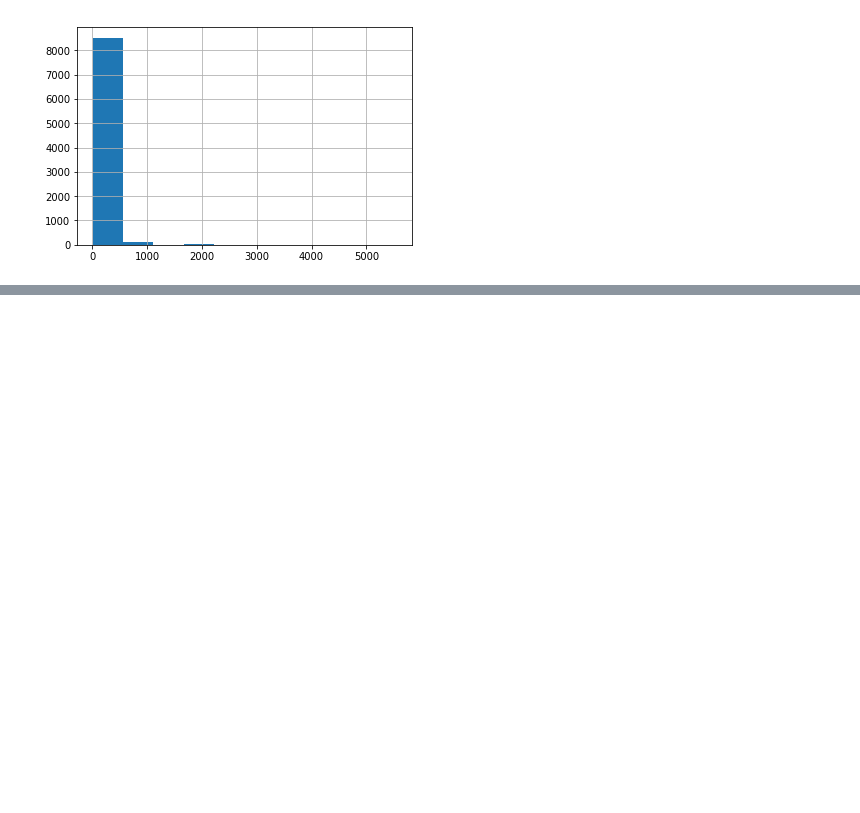
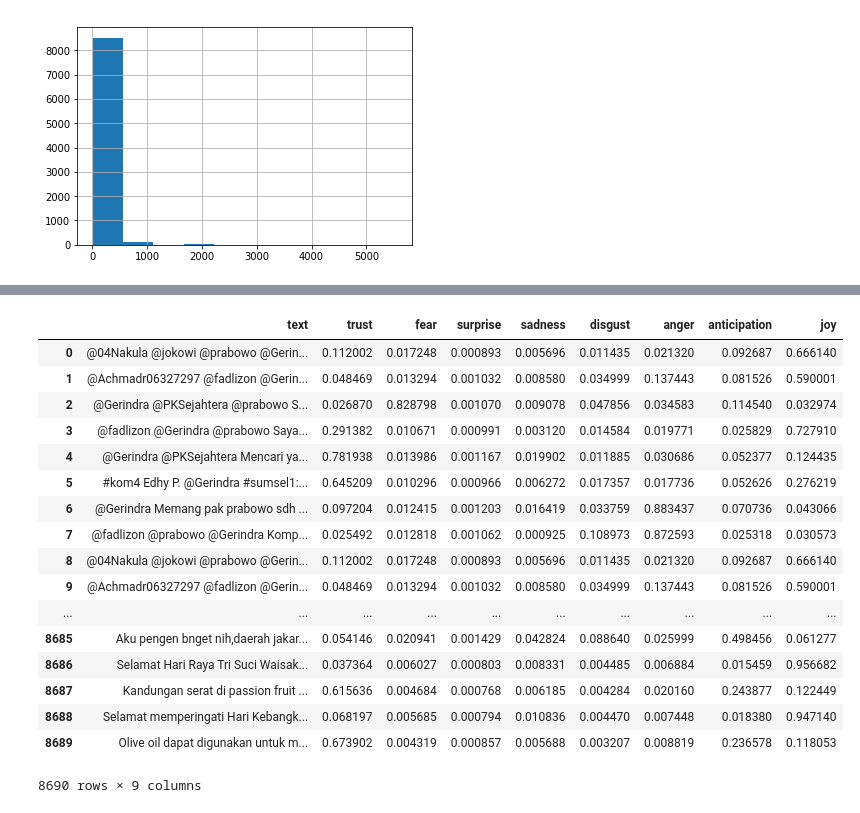
Before and after one commit to hamdi1611/multi-label-emotion, a Jupyter notebook: source/Multi-label Emotion Classification.ipynb, the cells around one changed output, grey strips where cells are left out. Drawn from its saved outputs; the diff is of its cells as text; code cells hidden in the pictures; blank space fills up the shorter version.

```diff
--- a/source/Multi-label Emotion Classification.ipynb
+++ b/source/Multi-label Emotion Classification.ipynb
@@ -85,0 +114,10 @@ train[train.text.str.len() > 5000]
+# %%
+vec = TfidfVectorizer(ngram_range=(1,2), tokenizer=tokenize,
+               min_df=3, max_df=0.9, strip_accents='unicode', use_idf=1,
+               smooth_idf=1, sublinear_tf=1 )
+
+trn_term_doc = vec.fit_transform(train['text'])
+
+# Use the same dataset to test
+test = train
+test_term_doc = vec.transform(test['text'])
@@ -85,0 +130,24 @@ train[train.text.str.len() > 5000]
+# %%
+# Basic naive bayes feature equation
+def pr(y_i, y):
+    p = x[y==y_i].sum(0)
+    return (p+1) / ((y==y_i).sum()+1)
+# %%
+x = trn_term_doc
+test_x = test_term_doc
+
+def get_mdl(y):
+    y = y.values
+    r = np.log(pr(1,y) / pr(0,y))
+    m = LogisticRegression(C=4, dual=True)
+    x_nb = x.multiply(r)
+    return m.fit(x_nb, y), r
+# %%
+labels = ['trust', 'fear', 'surprise', 'sadness', 'disgust', 'anger', 'anticipation', 'joy']
+
+preds = np.zeros((len(test), len(labels)))
+
+for i, j in enumerate(labels):
+    print('fit', j)
+    m,r = get_mdl(train[j])
+    preds[:,i] = m.predict_proba(test_x.multiply(r))[:,1]
@@ -85,0 +163,22 @@ train[train.text.str.len() > 5000]
+# %%
+result = pd.concat([test["text"], pd.DataFrame(preds, columns = labels)], axis=1)
+result
+# %% [output]
+|  | text | trust | fear | surprise | sadness | disgust | anger | anticipation | joy |
+| 0 | @04Nakula @jokowi @prabowo @Gerin... | 0.112002 | 0.017248 | 0.000893 | 0.005696 | 0.011435 | 0.021320 | 0.092687 | 0.666140 |
+| 1 | @Achmadr06327297 @fadlizon @Gerin... | 0.048469 | 0.013294 | 0.001032 | 0.008580 | 0.034999 | 0.137443 | 0.081526 | 0.590001 |
+| 2 | @Gerindra @PKSejahtera @prabowo S... | 0.026870 | 0.828798 | 0.001070 | 0.009078 | 0.047856 | 0.034583 | 0.114540 | 0.032974 |
+| 3 | @fadlizon @Gerindra @prabowo Saya... | 0.291382 | 0.010671 | 0.000991 | 0.003120 | 0.014584 | 0.019771 | 0.025829 | 0.727910 |
+| 4 | @Gerindra @PKSejahtera Mencari ya... | 0.781938 | 0.013986 | 0.001167 | 0.019902 | 0.011885 | 0.030686 | 0.052377 | 0.124435 |
+| 5 | #kom4 Edhy P. @Gerindra #sumsel1:... | 0.645209 | 0.010296 | 0.000966 | 0.006272 | 0.017357 | 0.017736 | 0.052626 | 0.276219 |
+| 6 | @Gerindra Memang pak prabowo sdh ... | 0.097204 | 0.012415 | 0.001203 | 0.016419 | 0.033759 | 0.883437 | 0.070736 | 0.043066 |
+| 7 | @fadlizon @prabowo @Gerindra Komp... | 0.025492 | 0.012818 | 0.001062 | 0.000925 | 0.108973 | 0.872593 | 0.025318 | 0.030573 |
+| 8 | @04Nakula @jokowi @prabowo @Gerin... | 0.112002 | 0.017248 | 0.000893 | 0.005696 | 0.011435 | 0.021320 | 0.092687 | 0.666140 |
+| 9 | @Achmadr06327297 @fadlizon @Gerin... | 0.048469 | 0.013294 | 0.001032 | 0.008580 | 0.034999 | 0.137443 | 0.081526 | 0.590001 |
+| ... | ... | ... | ... | ... | ... | ... | ... | ... | ... |
+| 8685 | Aku pengen bnget nih,daerah jakar... | 0.054146 | 0.020941 | 0.001429 | 0.042824 | 0.088640 | 0.025999 | 0.498456 | 0.061277 |
+| 8686 | Selamat Hari Raya Tri Suci Waisak... | 0.037364 | 0.006027 | 0.000803 | 0.008331 | 0.004485 | 0.006884 | 0.015459 | 0.956682 |
+| 8687 | Kandungan serat di passion fruit ... | 0.615636 | 0.004684 | 0.000768 | 0.006185 | 0.004284 | 0.020160 | 0.243877 | 0.122449 |
+| 8688 | Selamat memperingati Hari Kebangk... | 0.068197 | 0.005685 | 0.000794 | 0.010836 | 0.004470 | 0.007448 | 0.018380 | 0.947140 |
+| 8689 | Olive oil dapat digunakan untuk m... | 0.673902 | 0.004319 | 0.000857 | 0.005688 | 0.003207 | 0.008819 | 0.236578 | 0.118053 |
+8690 rows × 9 columns
```
Also changed, not shown: parts of 11 cells of this notebook, 1 other file.
